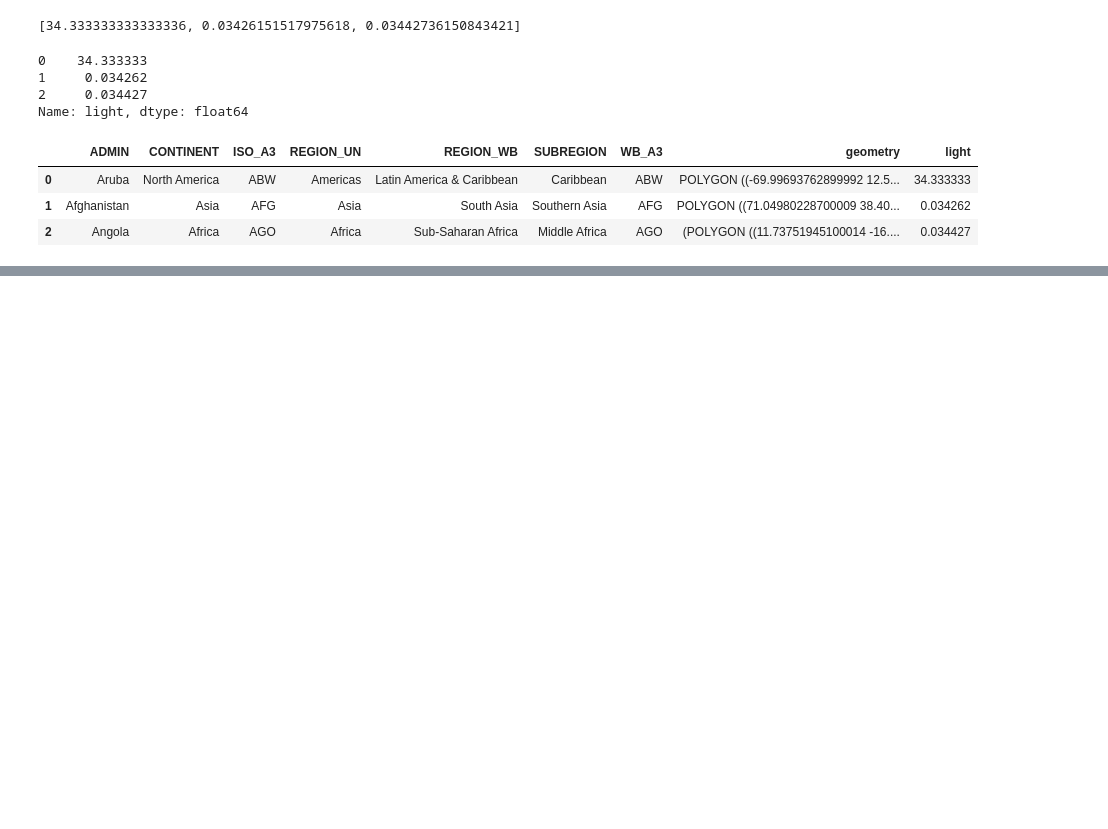
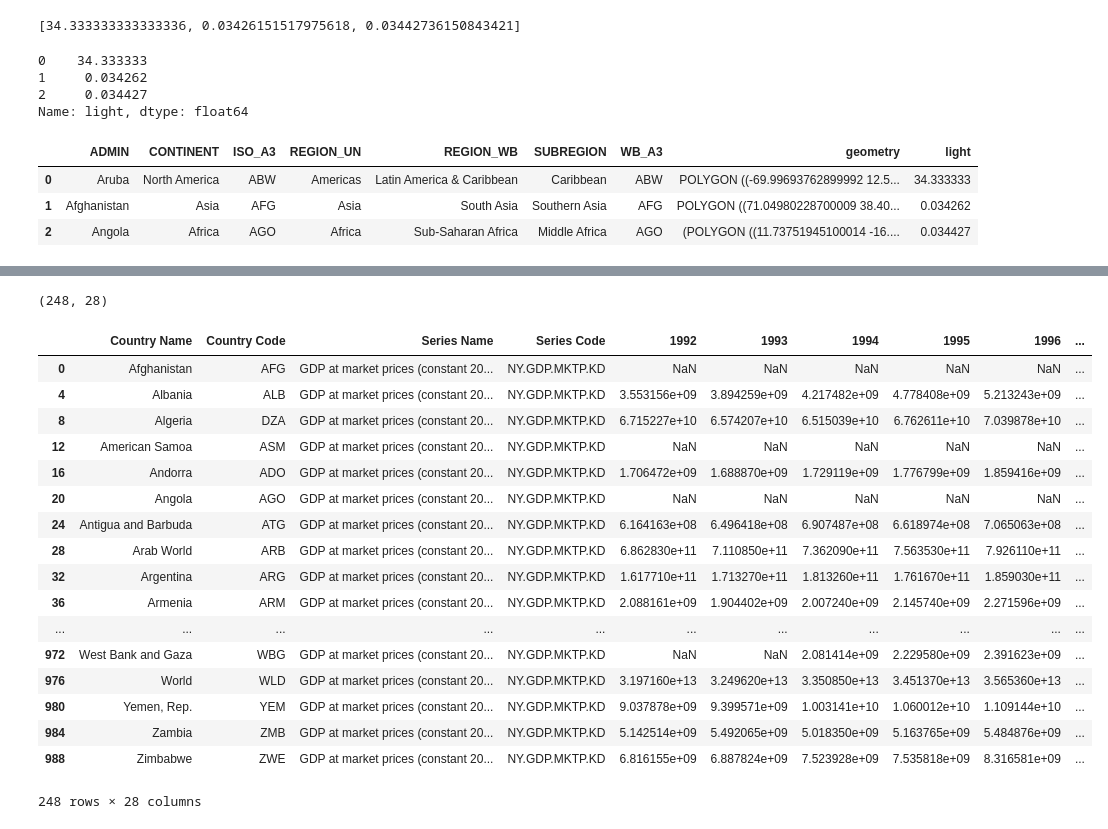
Before and after one commit to pgr-me/metis_projects, a Jupyter notebook: 05-final/geo_ops.ipynb, the cells around one changed output, grey strips where cells are left out. Drawn from its saved outputs; the diff is of its cells as text; code cells hidden in the pictures; blank space fills up the shorter version.

```diff
--- a/05-final/geo_ops.ipynb
+++ b/05-final/geo_ops.ipynb
@@ -60,0 +126,27 @@ gdf = gdf.join(s_stats); gdf.head(3)
+# %%
+wb = pd.read_csv('data/econ/wb.csv')
+wb_const = wb[wb['Series Name'] == 'GDP at market prices (constant 2005 US$)']; wb_const.shape
+# %% [output]
+(248, 28)
+# %%
+# drop nans
+wb = wb_const[wb_const.notnull()]
+# %% [output]
+|  | Country Name | Country Code | Series Name | Series Code | 1992 | 1993 | 1994 | 1995 | 1996 | ... |
+| 0 | Afghanistan | AFG | GDP at market prices (constant 20... | NY.GDP.MKTP.KD | NaN | NaN | NaN | NaN | NaN | ... |
+| 4 | Albania | ALB | GDP at market prices (constant 20... | NY.GDP.MKTP.KD | 3.553156e+09 | 3.894259e+09 | 4.217482e+09 | 4.778408e+09 | 5.213243e+09 | ... |
+| 8 | Algeria | DZA | GDP at market prices (constant 20... | NY.GDP.MKTP.KD | 6.715227e+10 | 6.574207e+10 | 6.515039e+10 | 6.762611e+10 | 7.039878e+10 | ... |
+| 12 | American Samoa | ASM | GDP at market prices (constant 20... | NY.GDP.MKTP.KD | NaN | NaN | NaN | NaN | NaN | ... |
+| 16 | Andorra | ADO | GDP at market prices (constant 20... | NY.GDP.MKTP.KD | 1.706472e+09 | 1.688870e+09 | 1.729119e+09 | 1.776799e+09 | 1.859416e+09 | ... |
+| 20 | Angola | AGO | GDP at market prices (constant 20... | NY.GDP.MKTP.KD | NaN | NaN | NaN | NaN | NaN | ... |
+| 24 | Antigua and Barbuda | ATG | GDP at market prices (constant 20... | NY.GDP.MKTP.KD | 6.164163e+08 | 6.496418e+08 | 6.907487e+08 | 6.618974e+08 | 7.065063e+08 | ... |
+| 28 | Arab World | ARB | GDP at market prices (constant 20... | NY.GDP.MKTP.KD | 6.862830e+11 | 7.110850e+11 | 7.362090e+11 | 7.563530e+11 | 7.926110e+11 | ... |
+| 32 | Argentina | ARG | GDP at market prices (constant 20... | NY.GDP.MKTP.KD | 1.617710e+11 | 1.713270e+11 | 1.813260e+11 | 1.761670e+11 | 1.859030e+11 | ... |
+| 36 | Armenia | ARM | GDP at market prices (constant 20... | NY.GDP.MKTP.KD | 2.088161e+09 | 1.904402e+09 | 2.007240e+09 | 2.145740e+09 | 2.271596e+09 | ... |
+| ... | ... | ... | ... | ... | ... | ... | ... | ... | ... | ... |
+| 972 | West Bank and Gaza | WBG | GDP at market prices (constant 20... | NY.GDP.MKTP.KD | NaN | NaN | 2.081414e+09 | 2.229580e+09 | 2.391623e+09 | ... |
+| 976 | World | WLD | GDP at market prices (constant 20... | NY.GDP.MKTP.KD | 3.197160e+13 | 3.249620e+13 | 3.350850e+13 | 3.451370e+13 | 3.565360e+13 | ... |
+| 980 | Yemen, Rep. | YEM | GDP at market prices (constant 20... | NY.GDP.MKTP.KD | 9.037878e+09 | 9.399571e+09 | 1.003141e+10 | 1.060012e+10 | 1.109144e+10 | ... |
+| 984 | Zambia | ZMB | GDP at market prices (constant 20... | NY.GDP.MKTP.KD | 5.142514e+09 | 5.492065e+09 | 5.018350e+09 | 5.163765e+09 | 5.484876e+09 | ... |
+| 988 | Zimbabwe | ZWE | GDP at market prices (constant 20... | NY.GDP.MKTP.KD | 6.816155e+09 | 6.887824e+09 | 7.523928e+09 | 7.535818e+09 | 8.316581e+09 | ... |
+248 rows × 28 columns
```
Also changed, not shown: parts of 10 cells of this notebook, 6 other files.
